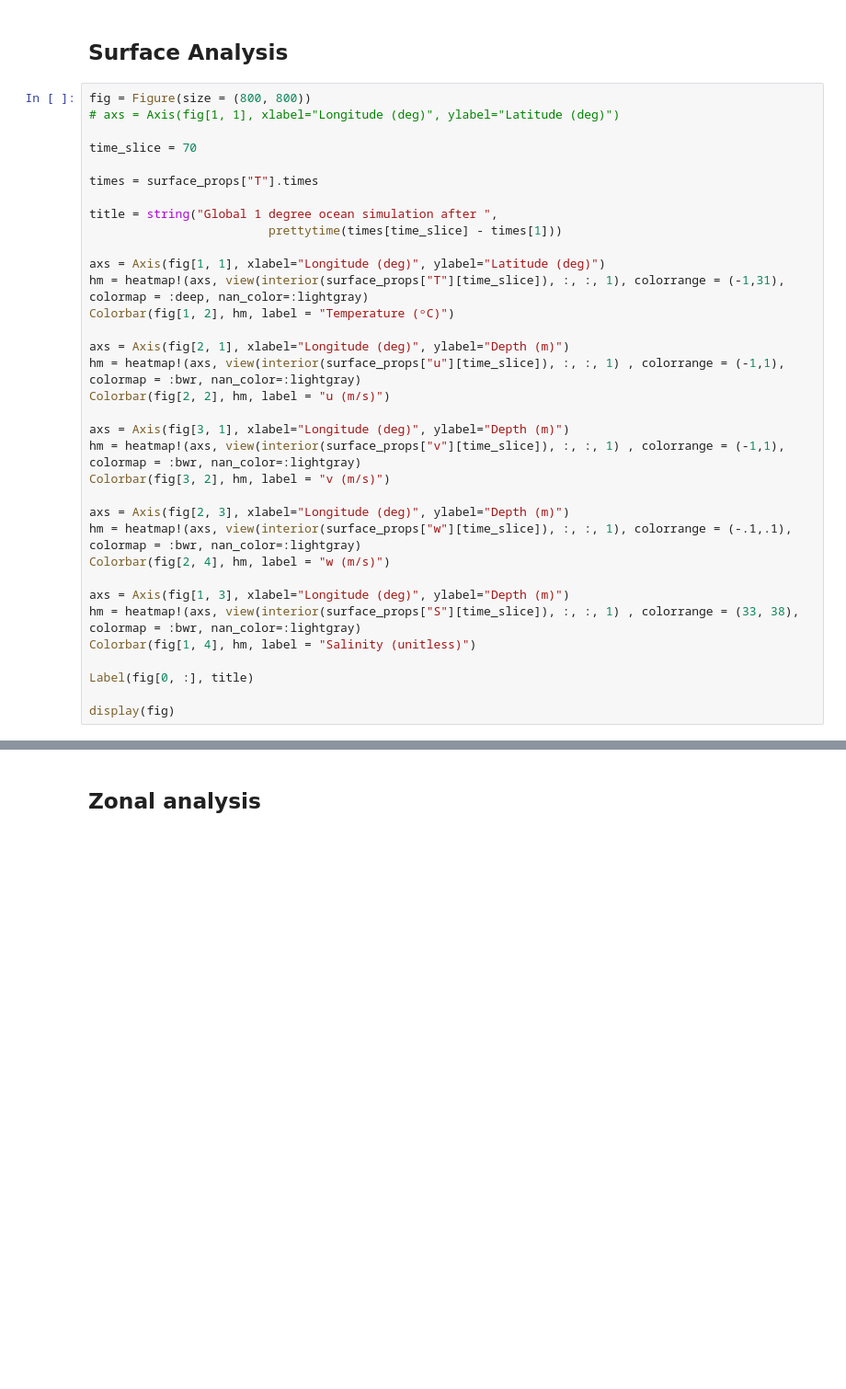
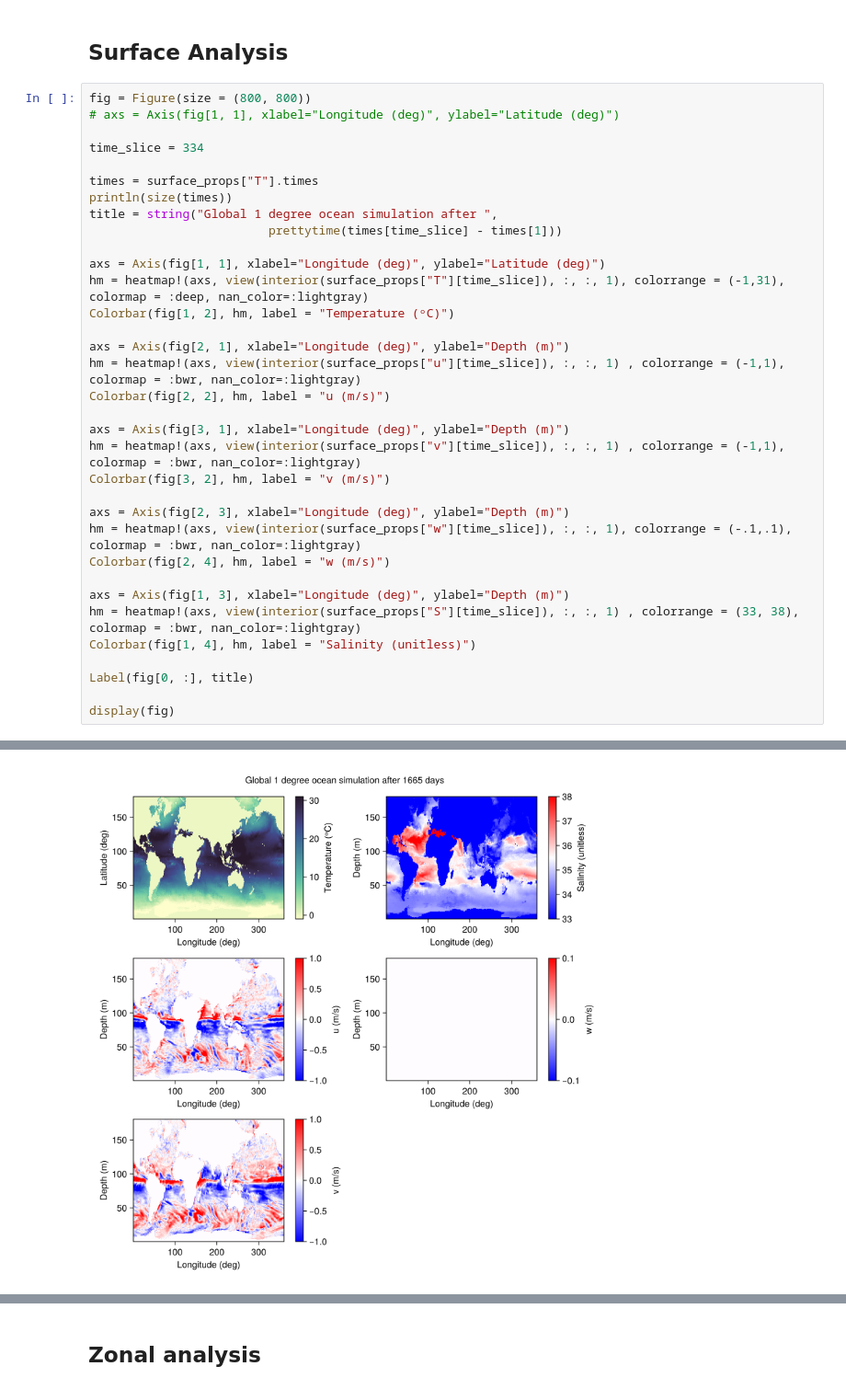
Before and after one commit to taimoorsohail/ocean-ensembles, a Jupyter notebook: notebooks/GPU_run_check.ipynb, the cells around one changed output, grey strips where cells are left out. Shown at 92% size. Saved outputs shown, nothing was run; the diff lists cells and outputs as text; blank space fills up the shorter version.

```diff
--- a/notebooks/GPU_run_check.ipynb
+++ b/notebooks/GPU_run_check.ipynb
@@ -92,10 +88,10 @@ end
 fig = Figure(size = (800, 800))
 # axs = Axis(fig[1, 1], xlabel="Longitude (deg)", ylabel="Latitude (deg)")
 
-time_slice = 70
+time_slice = 334
 
 times = surface_props["T"].times
-
+println(size(times))
 title = string("Global 1 degree ocean simulation after ",
                          prettytime(times[time_slice] - times[1]))
 
@@ -126,0 +123 @@ LoadError: KeyError: key "T" not found
+[figure, added]
```
Also changed, not shown: parts of 12 cells of this notebook, 3 other files.
